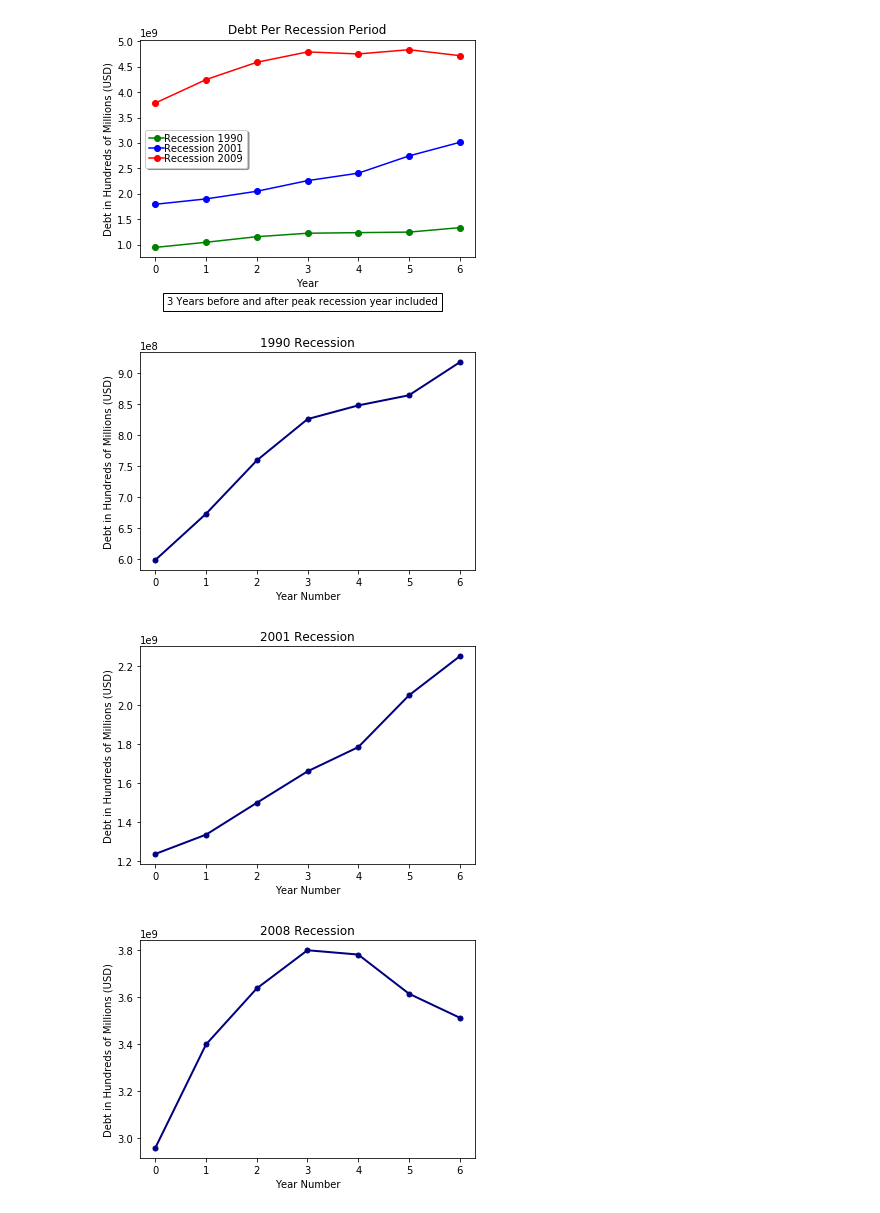
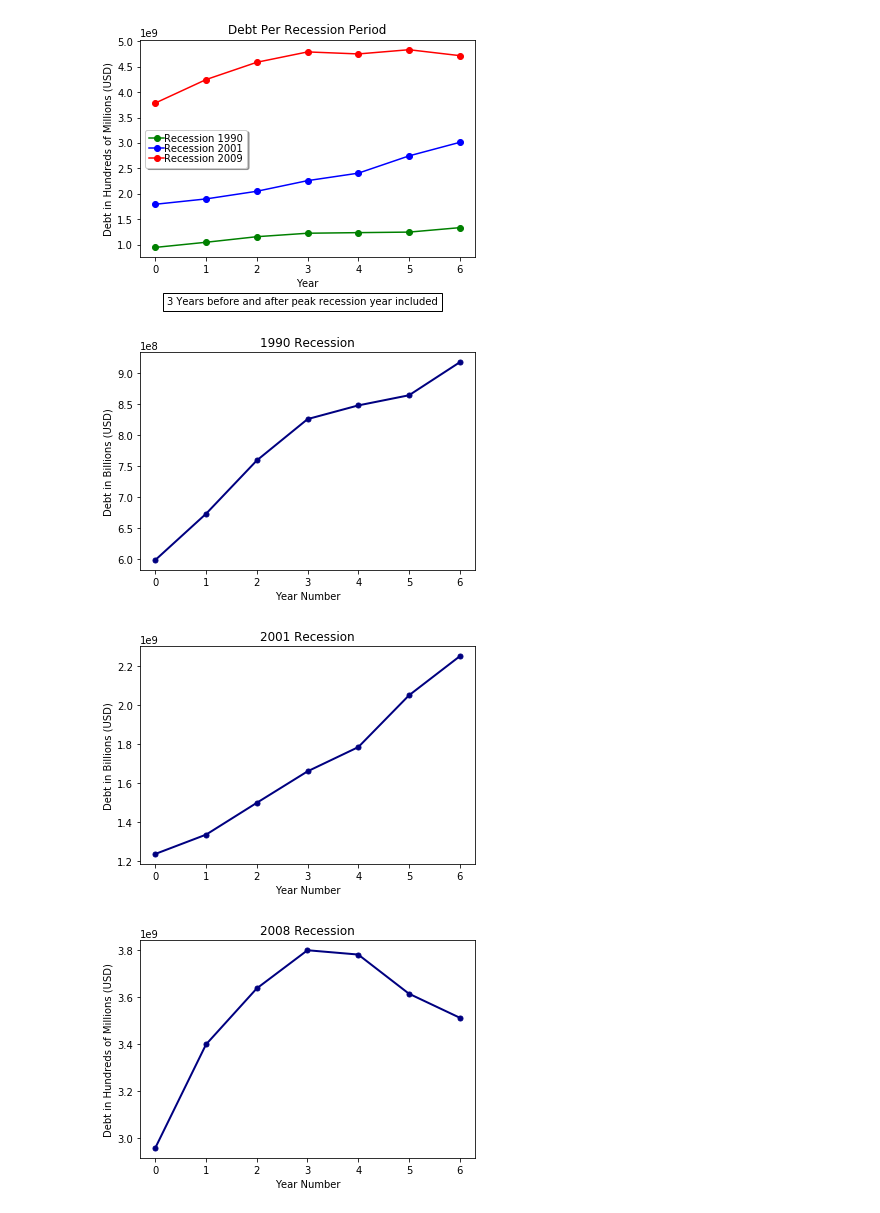
Before and after one commit to brownal05/project1, a Jupyter notebook: notebooks/nick.ipynb, the cells around one changed output. Saved outputs shown, nothing was run; the diff lists cells and outputs as text; code cells hidden in the pictures.

```diff
--- a/notebooks/nick.ipynb
+++ b/notebooks/nick.ipynb
@@ -153,22 +174,22 @@ plt.show()
 # %%
 real_estate_only = ['Year', 'Total Loans' ,'Other Loans', 'Credit Cards',  'Total Past Due']
 first_rec_line_real = first_rec.drop(columns = real_estate_only)
 ax = first_rec_line_real.plot(lw=2, colormap='jet', marker='.', markersize=10, title='1990 Recession')
 ax.set_xlabel("Year Number")
-ax.set_ylabel("Debt in Hundreds of Millions (USD)")
+ax.set_ylabel("Debt in Billions (USD)")
 ax.get_legend().remove()
 plt.savefig('../graphs/real_estate_1990.png')
 # %% [output]
-[figure, old version]
+[figure, new version]
 # %%
 second_rec_line_real = second_rec.drop(columns = real_estate_only)
 ax2 = second_rec_line_real.plot(lw=2, colormap='jet', marker='.', markersize=10, title='2001 Recession')
 ax2.set_xlabel("Year Number")
-ax2.set_ylabel("Debt in Hundreds of Millions (USD)")
+ax2.set_ylabel("Debt in Billions (USD)")
 ax2.get_legend().remove()
 plt.savefig('../graphs/real_estate_2001.png')
 # %% [output]
-[figure, old version]
+[figure, new version]
 # %%
 third_rec_line_real = third_rec.drop(columns = real_estate_only)
 ax3 = third_rec_line_real.plot(lw=2, colormap='jet', marker='.', markersize=10, title='2008 Recession')
```
Also changed, not shown: parts of 15 cells of this notebook, 32 other files.
